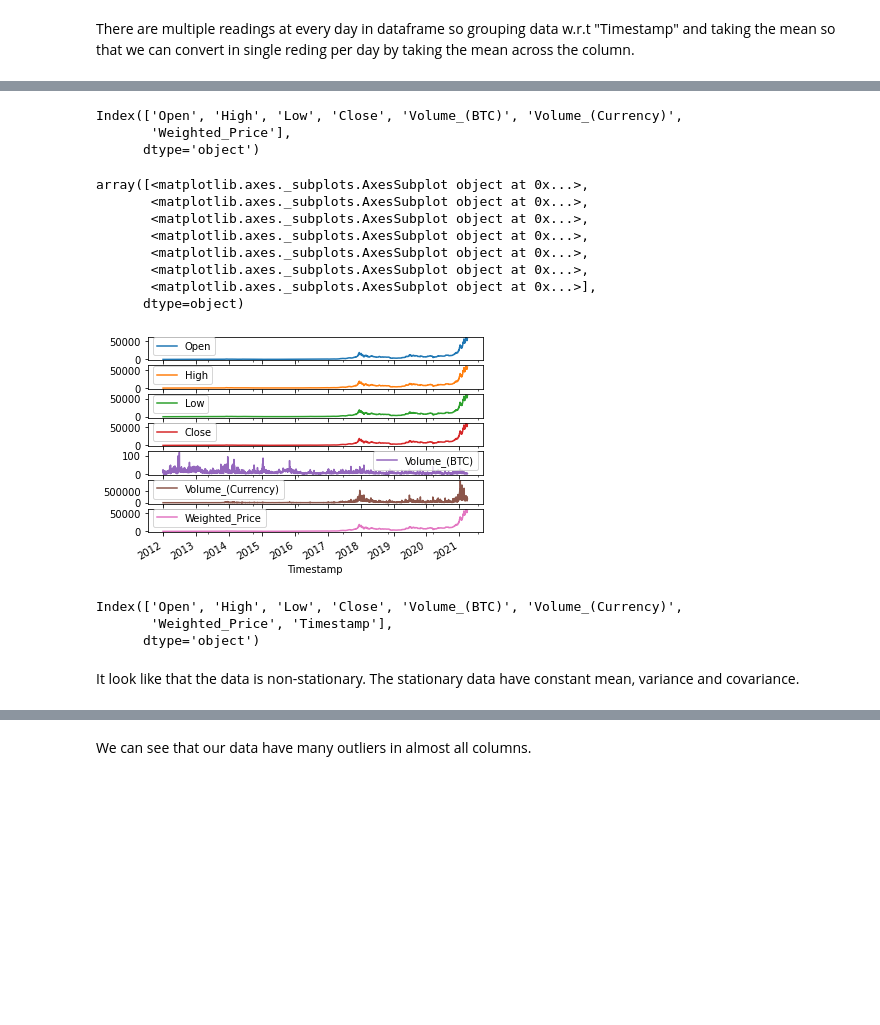
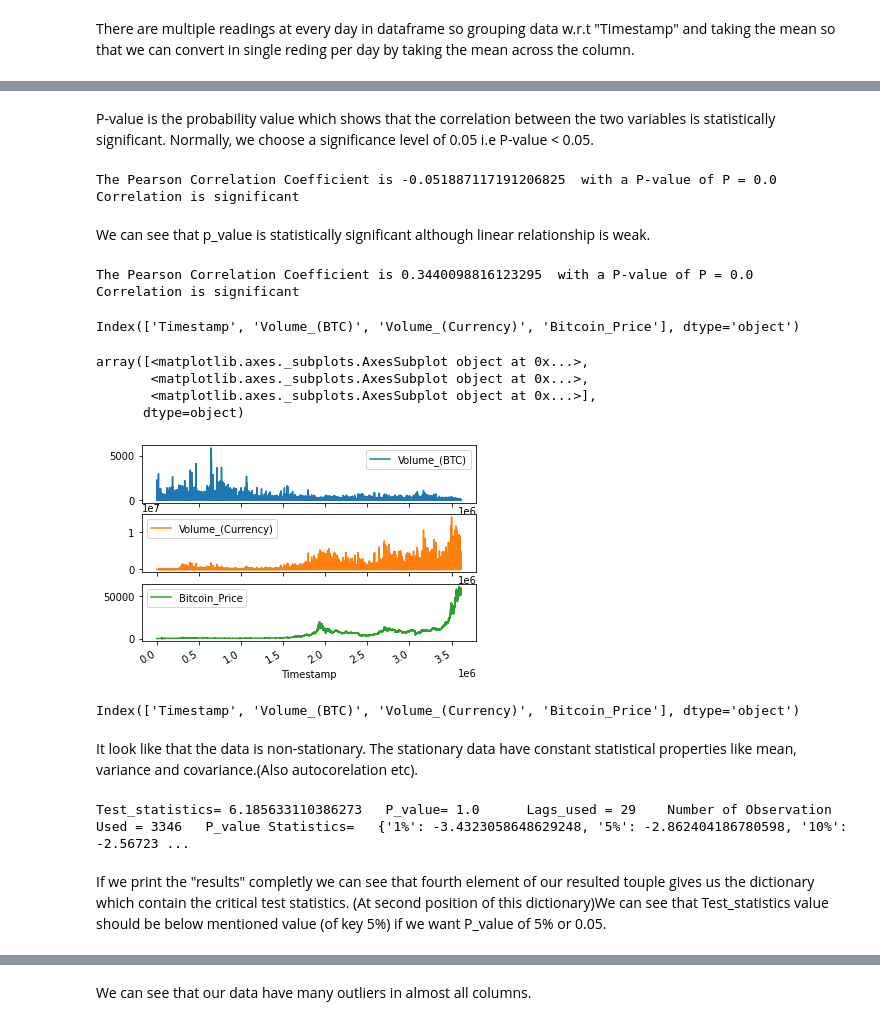
Before and after one commit to FaizanHameed1/Bitcoin-Price-Prediction-using-LSTM, a Jupyter notebook: Bitcoin_Price_Prediction_using_LSTM.ipynb, the cells around one changed output, grey strips where cells are left out. Drawn from its saved outputs; the diff is of its cells as text; code cells hidden in the pictures; blank space fills up the shorter version.

Commit message:
Stationarity checking in timeseries data using multiple methods and converting nonstationary data in stationary. Feature extraction and further data cleaning.

```diff
--- a/Bitcoin_Price_Prediction_using_LSTM.ipynb
+++ b/Bitcoin_Price_Prediction_using_LSTM.ipynb
@@ -171,7 +177,7 @@ False
 # %% [markdown]
 Now we are going to convert time stemp to date.
 # %%
-d_frame["Timestamp"]=pd.to_datetime(d_frame['Timestamp'],unit='s').dt.date #We converted in time stamp format
+d_frame["Timestamp"]=pd.to_datetime(d_frame['Timestamp'],unit='s')#.dt.date #We converted in time stamp format
 #d_frame = d_frame.set_index(['Timestamp']) #If we want to set "Timestamp" as index.
 d_frame.head(10)
 # %% [output]
@@ -208,0 +224,3 @@ d_frame.shape # No of rows and columns in this dataframe
+# %%
+d_frame.drop(['Open',"High",'Low','Close'] , inplace=True, axis=1)
+d_frame
@@ -208,0 +241,4 @@ d_frame.shape # No of rows and columns in this dataframe
+# %%
+#Renaming Column "Weighted_Price"
+d_frame.rename(columns={'Weighted_Price': 'Bitcoin_Price'}, inplace=True)
+d_frame
@@ -210,6 +260,6 @@ d_frame.shape # No of rows and columns in this dataframe
 There are multiple readings at every day in dataframe so  grouping data w.r.t "Timestamp" and taking the mean so that we can convert in single reding per day by taking the mean across the column.
 # %%
 grouping=d_frame.groupby('Timestamp')
-df=grouping['Open', 'High', 'Low', 'Close', 'Volume_(BTC)','Volume_(Currency)', 'Weighted_Price'].mean()
+df=grouping[ 'Volume_(BTC)','Volume_(Currency)', 'Bitcoin_Price'].mean()
 df
 # %% [output]
@@ -269,28 +338,48 @@ df.corr()
+# %% [markdown]
+P-value is the probability value which shows that the correlation between the two
+variables is statistically significant. Normally, we choose a significance level of 0.05 i.e P-value < 0.05.
+# %%
+#Checking p-value of "Volume_(BTC"
+pearson_coef, p_value = stats.pearsonr(df['Volume_(BTC)'], df['Bitcoin_Price'])
+print("The Pearson Correlation Coefficient is", pearson_coef, " with a P-value of P =", p_value)
+if p_value < 0.05:
+  print('Correlation is significant')
+else:
+  print('Correlation is not significant')
+# %% [output]
+The Pearson Correlation Coefficient is -0.051887117191206825  with a P-value of P = 0.0
+Correlation is significant
+# %% [markdown]
+We can see that p_value is statistically significant although linear relationship is weak.
+# %%
+#***********************************8
+#Checking p-value of "Volume_(Currency)"
+pearson_coef, p_value = stats.pearsonr(df['Volume_(Currency)'], df['Bitcoin_Price'])
+print("The Pearson Correlation Coefficient is", pearson_coef, " with a P-value of P =", p_value)
+if p_value < 0.05:
+  print('Correlation is significant')
+else:
+  print('Correlation is not significant')
+# %% [output]
+The Pearson Correlation Coefficient is 0.3440098816123295  with a P-value of P = 0.0
+Correlation is significant
 # %%
 df.columns
 # %% [output]
-Index(['Open', 'High', 'Low', 'Close', 'Volume_(BTC)', 'Volume_(Currency)',
-       'Weighted_Price'],
-      dtype='object')
+Index(['Timestamp', 'Volume_(BTC)', 'Volume_(Currency)', 'Bitcoin_Price'], dtype='object')
 # %%
 df['Timestamp'] = df.index #reseting "Timestamp" from index to column, only to plot the data w.r.t Timestamp
-df.set_index('Timestamp')[['Open', 'High', 'Low', 'Close', 'Volume_(BTC)',
-       'Volume_(Currency)', 'Weighted_Price']].plot(subplots=True) #Before this command it is important to convert into timestamp format because it plot the data w.r.t timestamp. This command is some of the commands that are used to plot time series data.We set the Timestamp as index by using 'Volume_(BTC)' command.
+df.set_index('Timestamp')[['Volume_(BTC)',
+       'Volume_(Currency)', 'Bitcoin_Price']].plot(subplots=True) #Before this command it is important to convert into timestamp format because it plot the data w.r.t timestamp. This command is some of the commands that are used to plot time series data.We set the Timestamp as index by using 'Volume_(BTC)' command.
 # %% [output]
 array([<matplotlib.axes._subplots.AxesSubplot object at 0x...>,
-       <matplotlib.axes._subplots.AxesSubplot object at 0x...>,
-       <matplotlib.axes._subplots.AxesSubplot object at 0x...>,
-       <matplotlib.axes._subplots.AxesSubplot object at 0x...>,
-       <matplotlib.axes._subplots.AxesSubplot object at 0x...>,
        <matplotlib.axes._subplots.AxesSubplot object at 0x...>,
        <matplotlib.axes._subplots.AxesSubplot object at 0x...>],
       dtype=object)
-[figure, old version]
+[figure, new version]
 # %%
 df.columns
 # %% [output]
-Index(['Open', 'High', 'Low', 'Close', 'Volume_(BTC)', 'Volume_(Currency)',
-       'Weighted_Price', 'Timestamp'],
-      dtype='object')
+Index(['Timestamp', 'Volume_(BTC)', 'Volume_(Currency)', 'Bitcoin_Price'], dtype='object')
 # %% [markdown]
-It look like that the data is non-stationary. The stationary data have constant mean, variance and covariance.
+It look like that the data is non-stationary. The stationary data have constant statistical properties like mean, variance and covariance.(Also autocorelation etc).
@@ -296,0 +392,9 @@ It look like that the data is non-stationary. The stationary data have constant
+# %%
+#stationarity checking for "Bitcoin_Price"
+stationarity_check(df['Bitcoin_Price'])
+# "Test_statistics" more negitive mean more likely to be stationary
+#If "P_Value" is less than 0.05 than it must be stationary and we will reject our Null Hypothesis
+# %% [output]
+Test_statistics= 6.185633110386273   P_value= 1.0      Lags_used = 29    Number of Observation Used = 3346   P_value Statistics=   {'1%': -3.4323058648629248, '5%': -2.862404186780598, '10%': -2.56723 ...
+# %% [markdown]
+If we print the "results" completly we can see that fourth element of our resulted touple gives us the dictionary which contain the critical test statistics. (At second position of this dictionary)We can see that Test_statistics value should be below mentioned value (of key 5%) if we want P_value of 5% or 0.05.
```
Also changed, not shown: parts of 74 cells of this notebook.
